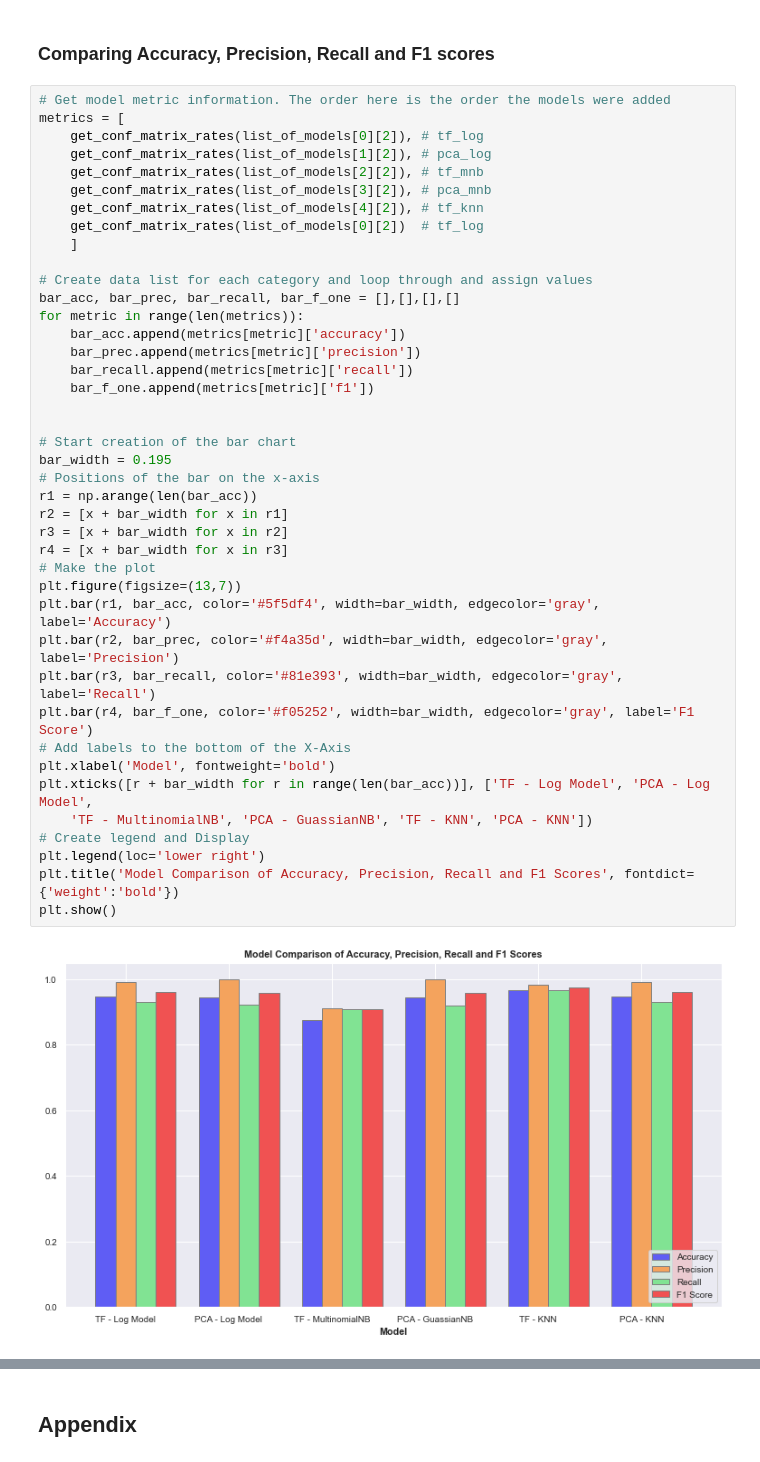
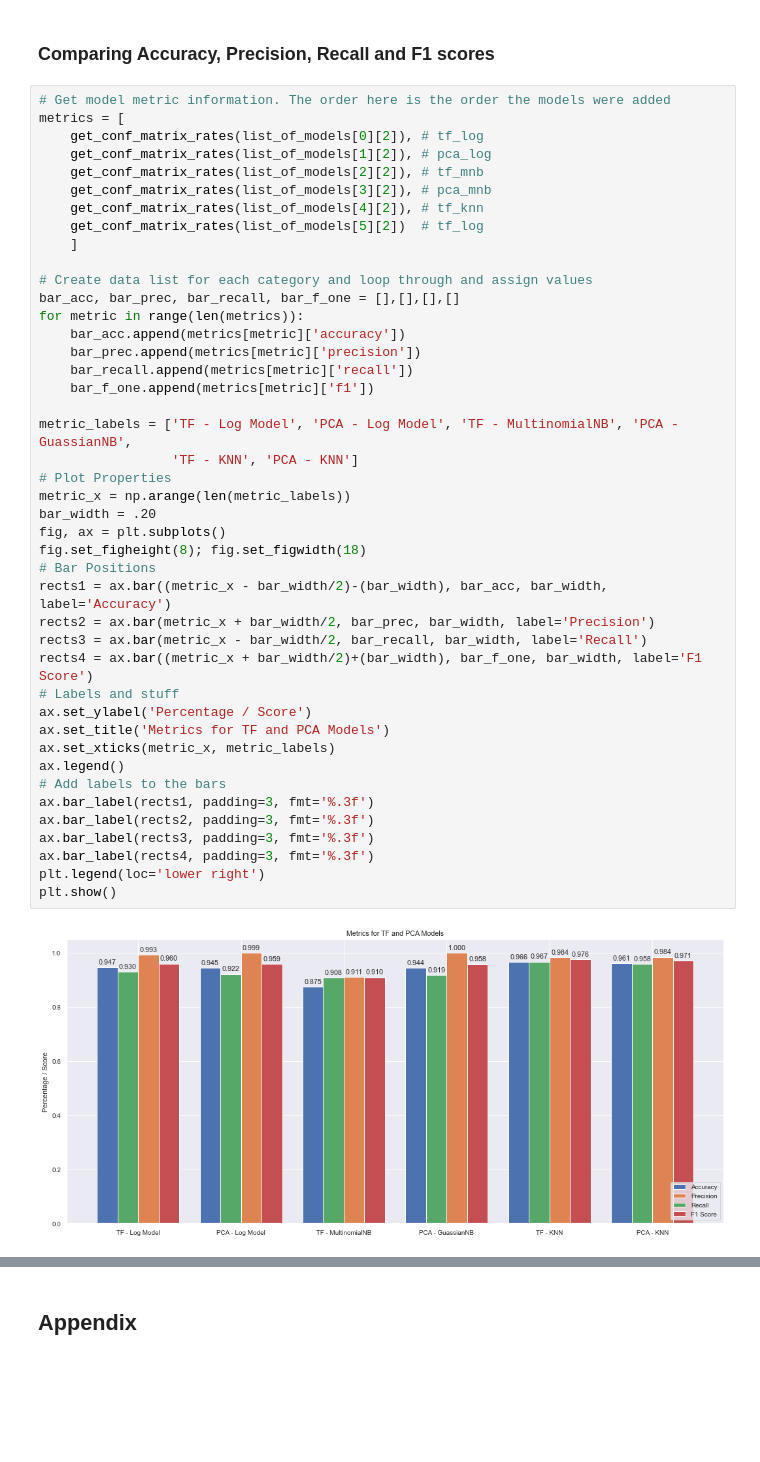
Before and after one commit to bx-lr/ps_obf_ml, a Jupyter notebook: labs/DS7331_Lab_2_ps_obf_ml_2.ipynb, the cells around one changed output, grey strips where cells are left out. Cells and saved outputs as stored; diff of their text form; blank space fills up the shorter version.

Commit message:
Add numbers to bar chart

```diff
--- a/labs/DS7331_Lab_2_ps_obf_ml_2.ipynb
+++ b/labs/DS7331_Lab_2_ps_obf_ml_2.ipynb
@@ -461,43 +473,45 @@ show_conf_matrix(list_of_models, num_of_columns=2)
 # %%
 # Get model metric information. The order here is the order the models were added
 metrics = [
     get_conf_matrix_rates(list_of_models[0][2]), # tf_log
     get_conf_matrix_rates(list_of_models[1][2]), # pca_log
     get_conf_matrix_rates(list_of_models[2][2]), # tf_mnb
     get_conf_matrix_rates(list_of_models[3][2]), # pca_mnb
     get_conf_matrix_rates(list_of_models[4][2]), # tf_knn
-    get_conf_matrix_rates(list_of_models[0][2])  # tf_log
+    get_conf_matrix_rates(list_of_models[5][2])  # tf_log
     ]
 
 # Create data list for each category and loop through and assign values
 bar_acc, bar_prec, bar_recall, bar_f_one = [],[],[],[]
 for metric in range(len(metrics)):
     bar_acc.append(metrics[metric]['accuracy'])
     bar_prec.append(metrics[metric]['precision'])
     bar_recall.append(metrics[metric]['recall'])
     bar_f_one.append(metrics[metric]['f1'])
 
-
-# Start creation of the bar chart
-bar_width = 0.195
-# Positions of the bar on the x-axis
-r1 = np.arange(len(bar_acc))
-r2 = [x + bar_width for x in r1]
-r3 = [x + bar_width for x in r2]
-r4 = [x + bar_width for x in r3]
-# Make the plot
-plt.figure(figsize=(13,7))
-plt.bar(r1, bar_acc, color='#5f5df4', width=bar_width, edgecolor='gray', label='Accuracy')
-plt.bar(r2, bar_prec, color='#f4a35d', width=bar_width, edgecolor='gray', label='Precision')
-plt.bar(r3, bar_recall, color='#81e393', width=bar_width, edgecolor='gray', label='Recall')
-plt.bar(r4, bar_f_one, color='#f05252', width=bar_width, edgecolor='gray', label='F1 Score')
-# Add labels to the bottom of the X-Axis
-plt.xlabel('Model', fontweight='bold')
-plt.xticks([r + bar_width for r in range(len(bar_acc))], ['TF - Log Model', 'PCA - Log Model',
-    'TF - MultinomialNB', 'PCA - GuassianNB', 'TF - KNN', 'PCA - KNN'])
-# Create legend and Display
+metric_labels = ['TF - Log Model', 'PCA - Log Model', 'TF - MultinomialNB', 'PCA - GuassianNB',
+                 'TF - KNN', 'PCA - KNN']
+# Plot Properties
+metric_x = np.arange(len(metric_labels))
+bar_width = .20
+fig, ax = plt.subplots()
+fig.set_figheight(8); fig.set_figwidth(18)
+# Bar Positions
+rects1 = ax.bar((metric_x - bar_width/2)-(bar_width), bar_acc, bar_width, label='Accuracy')
+rects2 = ax.bar(metric_x + bar_width/2, bar_prec, bar_width, label='Precision')
+rects3 = ax.bar(metric_x - bar_width/2, bar_recall, bar_width, label='Recall')
+rects4 = ax.bar((metric_x + bar_width/2)+(bar_width), bar_f_one, bar_width, label='F1 Score')
+# Labels and stuff
+ax.set_ylabel('Percentage / Score')
+ax.set_title('Metrics for TF and PCA Models')
+ax.set_xticks(metric_x, metric_labels)
+ax.legend()
+# Add labels to the bars
+ax.bar_label(rects1, padding=3, fmt='%.3f')
+ax.bar_label(rects2, padding=3, fmt='%.3f')
+ax.bar_label(rects3, padding=3, fmt='%.3f')
+ax.bar_label(rects4, padding=3, fmt='%.3f')
 plt.legend(loc='lower right')
-plt.title('Model Comparison of Accuracy, Precision, Recall and F1 Scores', fontdict={'weight':'bold'})
 plt.show()
 # %% [output]
-[figure, old version]
+[figure, new version]
```
Also changed, not shown: parts of 8 cells of this notebook.
